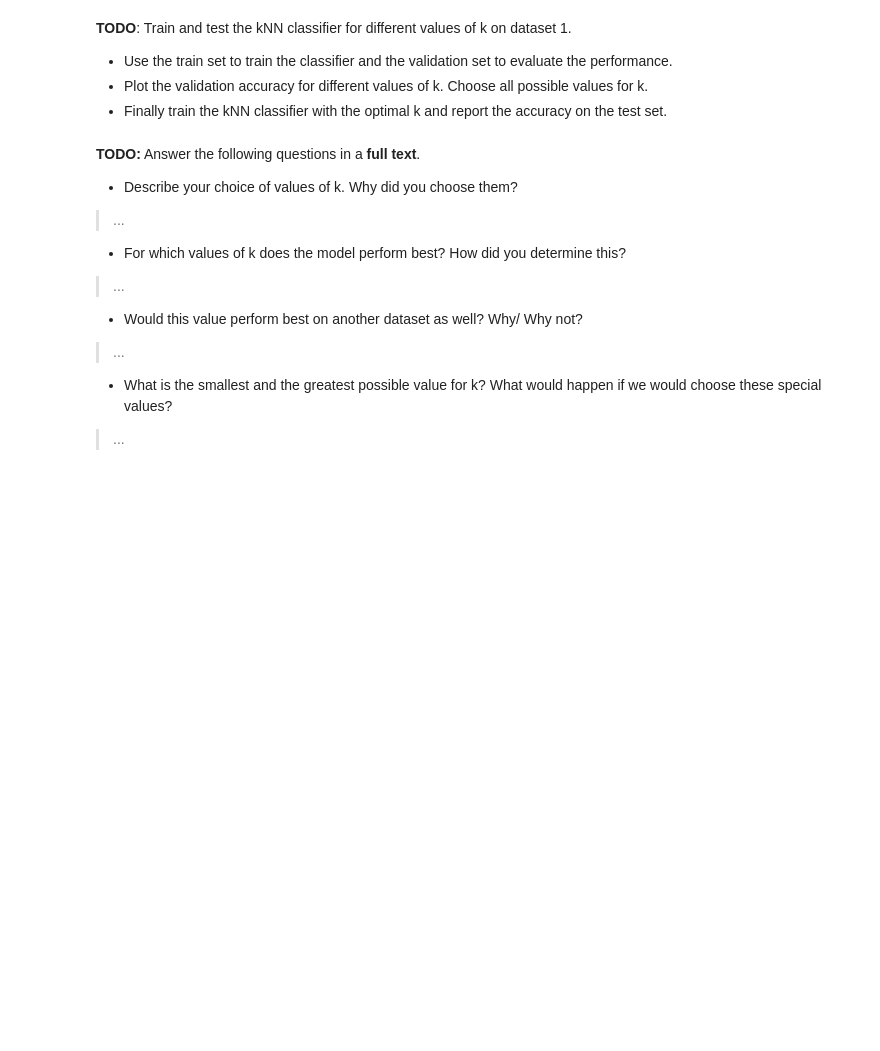
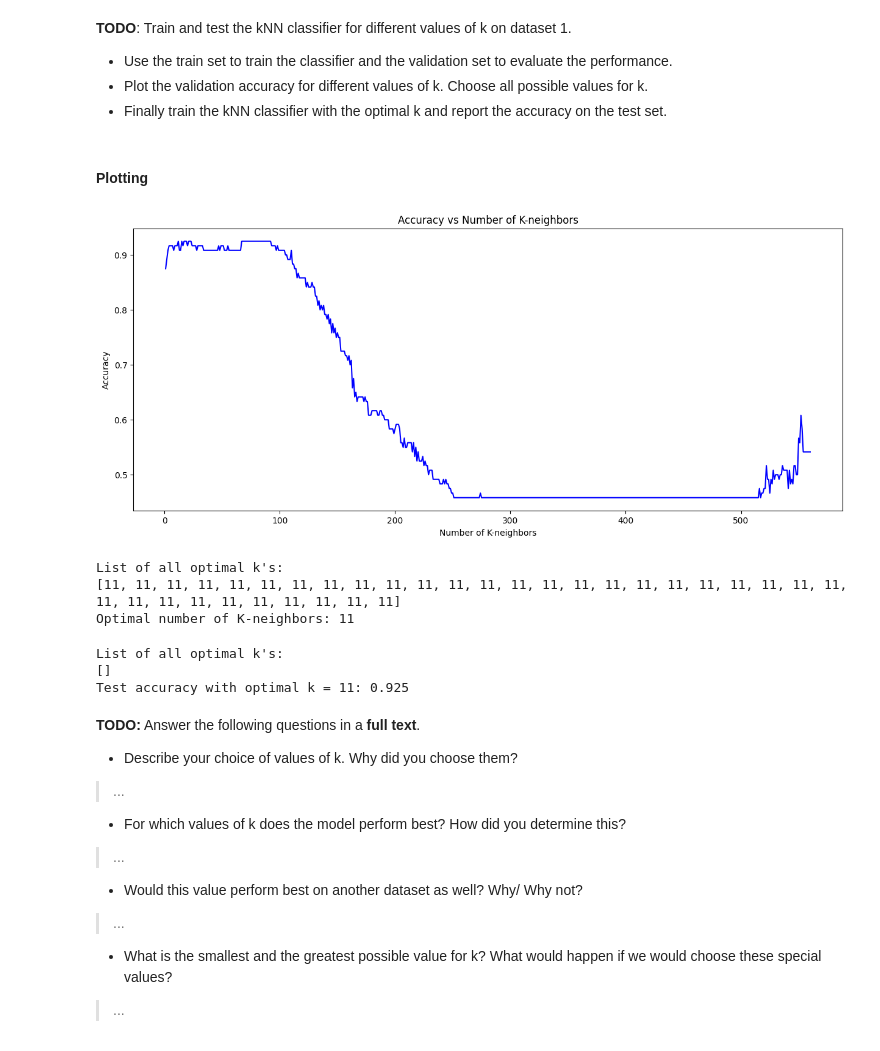
Before and after one commit to PaulS03/Machine_Learning, a Jupyter notebook: project_1/Project1.ipynb, the cells around one changed output. Saved outputs shown, nothing was run; the diff lists cells and outputs as text; code cells hidden in the pictures; blank space fills up the shorter version.

Commit message:
worked on project_1 1a

```diff
--- a/project_1/Project1.ipynb
+++ b/project_1/Project1.ipynb
@@ -21,9 +21,11 @@ For a submission you need to be part of an assignment group.
 ## 1a) kNN - Classifier
 # %%
 import numpy as np
+from fontTools.misc.cython import returns
+
 # load dataset_1.npz
 # the data and labels are saved in X and y, respectively
-data_set = np.load('public/dataset_1.npz')
+data_set = np.load('C:\\Users\\pauls\\PycharmProjects\\Machine_Learning\\project_1\\dataset_1.npz')
 X = data_set['X']
 y = data_set['y']
 # %% [markdown]
@@ -62,3 +132,78 @@ import matplotlib.pyplot as plt
+# %%
+accuracies = []
+#k_list = []
+
+#choose only odd k due to binary classification, as seen above from y_label
+max_k = X_train.shape[0]
+
+
+for k in range(1, max_k+1):
+    knn = KNeighborsClassifier(n_neighbors=k)
+    knn.fit(X_train, y_train)
+
+    y_train_pred_1 = knn.predict(X_train)
+    y_val_pred_1 = knn.predict(X_val)
+
+    val_accuracy_1 = accuracy_score(y_val, y_val_pred_1)
+
+    accuracies.append(val_accuracy_1)
+
+#for k in range(1, max_k+1):
+#    if k % 2 != 0:
+#        knn = KNeighborsClassifier(n_neighbors=k)
+#        knn.fit(X_train, y_train)
+#
+#        y_train_pred_1 = knn.predict(X_train)
+#        y_val_pred_1 = knn.predict(X_val)
+#
+#        val_accuracy_1 = accuracy_score(y_val, y_val_pred_1)
+#
+#        k_list.append(k)
+#        accuracies.append(val_accuracy_1)
+# %% [markdown]
+#### Plotting
+# %%
+import matplotlib.pyplot as plt
+
+plt.figure(figsize=(15, 6))
+#plt.plot(k_list, accuracies, color="b")
+plt.plot(range(1, max_k+1), accuracies, color="b")
+plt.title("Accuracy vs Number of K-neighbors")
+plt.xlabel("Number of K-neighbors")
+plt.ylabel("Accuracy")
+plt.show()
+# %% [output]
+[figure, added]
+# %%
+# first one
+optimal_k_list = []
+#optimal_k = 2 * (accuracies.index(max(accuracies))) + 1 # compensate only odd k from before
+optimal_k = accuracies.index(max(accuracies))
+
+for k_opt in accuracies:
+    if k_opt == max(accuracies):
+        optimal_k_list.append(accuracies.index(k_opt))
+
+print(f"List of all optimal k's: ")
+print(optimal_k_list)
+
+print(f"Optimal number of K-neighbors: {optimal_k}")
+# %% [output]
+List of all optimal k's:
+[11, 11, 11, 11, 11, 11, 11, 11, 11, 11, 11, 11, 11, 11, 11, 11, 11, 11, 11, 11, 11, 11, 11, 11, 11, 11, 11, 11, 11, 11, 11, 11, 11, 11]
+Optimal number of K-neighbors: 11
+# %%
+knn_optimal = KNeighborsClassifier(n_neighbors=optimal_k)
+knn_optimal.fit(X_train, y_train)
+
+y_test_pred_opt = knn_optimal.predict(X_test)
+test_accuracy_opt = accuracy_score(y_test, y_test_pred_opt)
+
+print(f"Test accuracy with optimal k = {optimal_k}: {round(test_accuracy_opt, 4)}")
+# %% [output]
+List of all optimal k's:
+[]
+Test accuracy with optimal k = 11: 0.925
 # %% [markdown]
 **TODO:** Answer the following questions in a **full text**.
 
```
Also changed, not shown: parts of 12 cells of this notebook, 1 other file.
